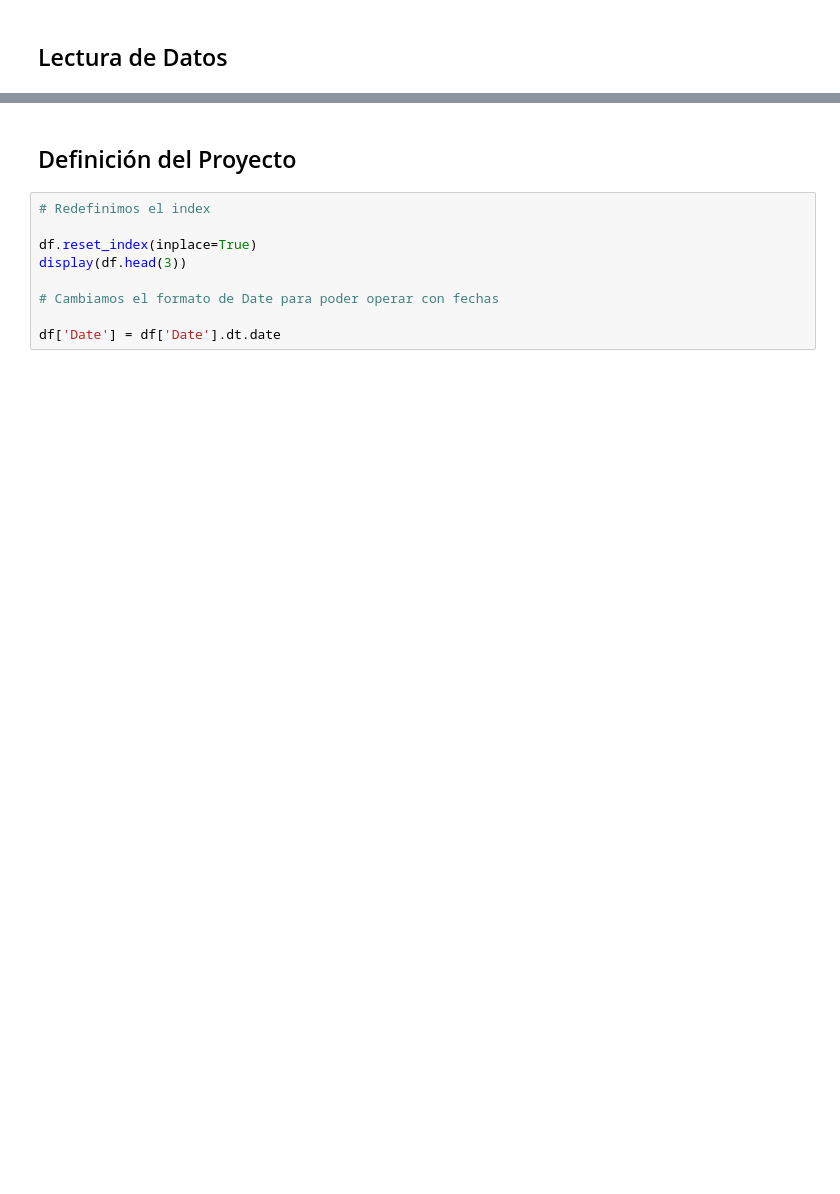
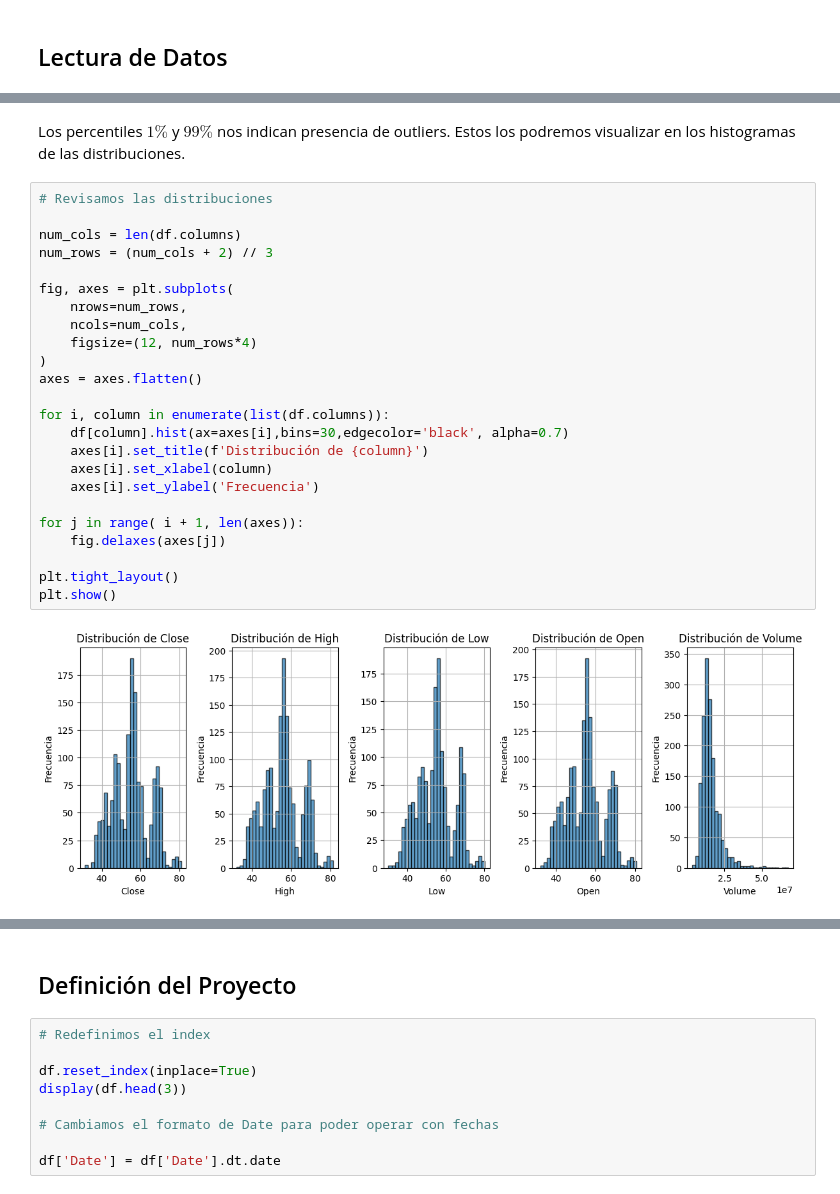
Before and after one commit to AlephZayas/Time-Series-Sliding-Windows, a Jupyter notebook: Notebooks/01_Feature_EngineeringTimeSeriesForecasting.ipynb, the cells around one changed output, grey strips where cells are left out. Saved outputs shown, nothing was run; the diff lists cells and outputs as text; blank space fills up the shorter version.

```diff
--- a/Notebooks/01_Feature_EngineeringTimeSeriesForecasting.ipynb
+++ b/Notebooks/01_Feature_EngineeringTimeSeriesForecasting.ipynb
@@ -79,0 +131,28 @@ fig.show()
+# %% [markdown]
+Los percentiles $1\%$ y $99\%$ nos indican presencia de outliers. Estos los podremos visualizar en los histogramas de las distribuciones.
+# %%
+# Revisamos las distribuciones
+
+num_cols = len(df.columns)
+num_rows = (num_cols + 2) // 3
+
+fig, axes = plt.subplots(
+    nrows=num_rows,
+    ncols=num_cols,
+    figsize=(12, num_rows*4)
+)
+axes = axes.flatten()
+
+for i, column in enumerate(list(df.columns)):
+    df[column].hist(ax=axes[i],bins=30,edgecolor='black', alpha=0.7)
+    axes[i].set_title(f'Distribución de {column}')
+    axes[i].set_xlabel(column)
+    axes[i].set_ylabel('Frecuencia')
+
+for j in range( i + 1, len(axes)):
+    fig.delaxes(axes[j])
+
+plt.tight_layout()
+plt.show()
+# %% [output]
+[figure, added]
```
Also changed, not shown: parts of 53 cells of this notebook, 1 other file.
